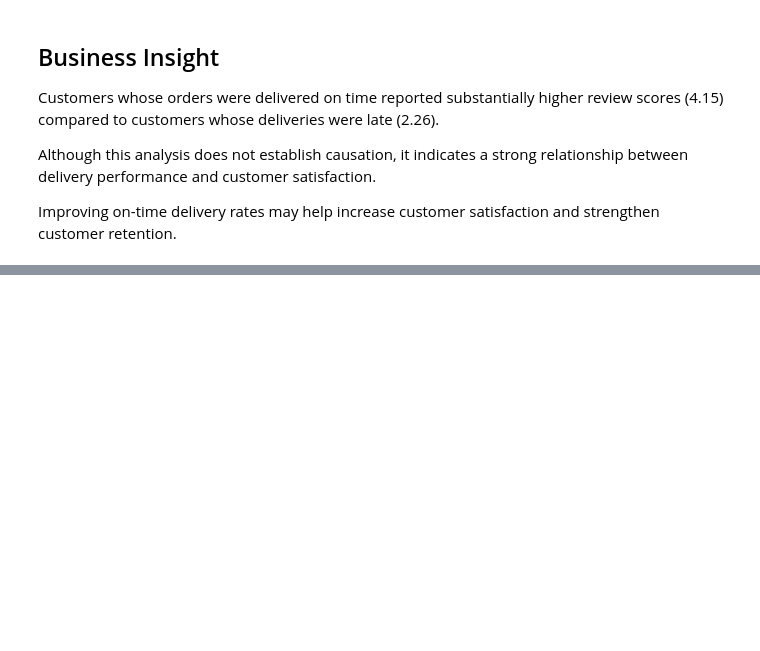
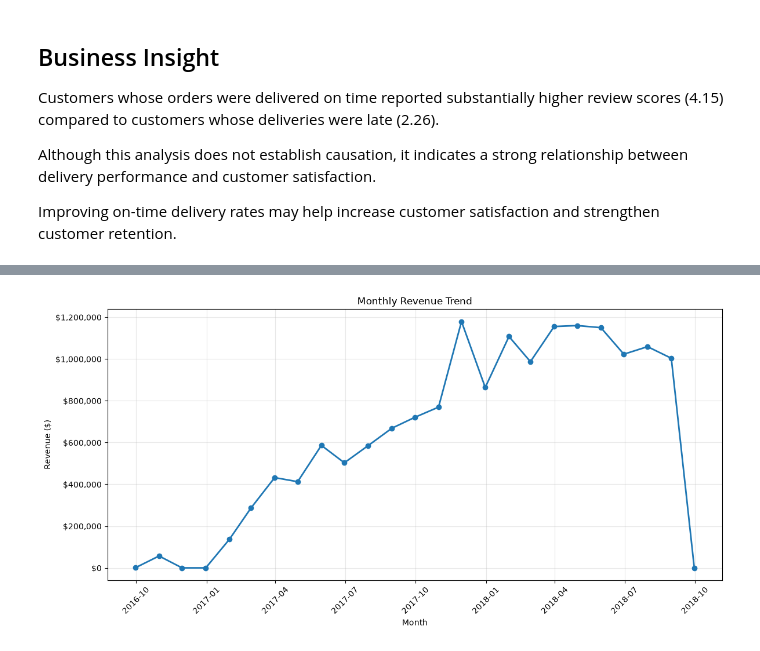
Before and after one commit to ttashi7/ecommerce-sales-intelligence, a Jupyter notebook: notebooks/03_exploratory_data_analysis.ipynb, the cells around one changed output, grey strips where cells are left out. Cells and saved outputs as stored; diff of their text form; code cells hidden in the pictures; blank space fills up the shorter version.

```diff
--- a/notebooks/03_exploratory_data_analysis.ipynb
+++ b/notebooks/03_exploratory_data_analysis.ipynb
@@ -257,0 +401,17 @@ Improving on-time delivery rates may help increase customer satisfaction and str
+# %%
+monthly_sales = (
+    master_df
+    .groupby(
+        pd.Grouper(
+            key="order_purchase_timestamp",
+            freq="ME"
+        ),
+        as_index=False
+    )
+    .agg(
+        Total_Revenue=("item_revenue", "sum"),
+        Orders=("order_id", "nunique")
+    )
+)
+
+monthly_sales.head()
@@ -257,0 +425,28 @@ Improving on-time delivery rates may help increase customer satisfaction and str
+# %%
+import matplotlib.ticker as mtick
+
+plt.figure(figsize=(12, 6))
+
+plt.plot(
+    monthly_sales["order_purchase_timestamp"],
+    monthly_sales["Total_Revenue"],
+    marker="o",
+    linewidth=2
+)
+
+plt.title("Monthly Revenue Trend")
+plt.xlabel("Month")
+plt.ylabel("Revenue ($)")
+
+ax = plt.gca()
+ax.yaxis.set_major_formatter(
+    mtick.StrMethodFormatter("${x:,.0f}")
+)
+
+plt.xticks(rotation=45)
+plt.grid(alpha=0.3)
+
+plt.tight_layout()
+plt.show()
+# %% [output]
+[figure, added]
```
Also changed, not shown: parts of 32 cells of this notebook.
